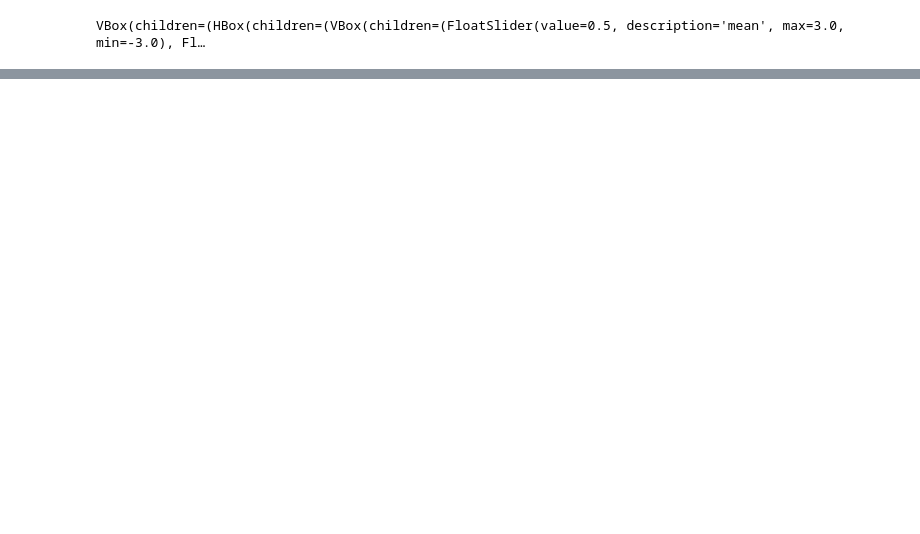
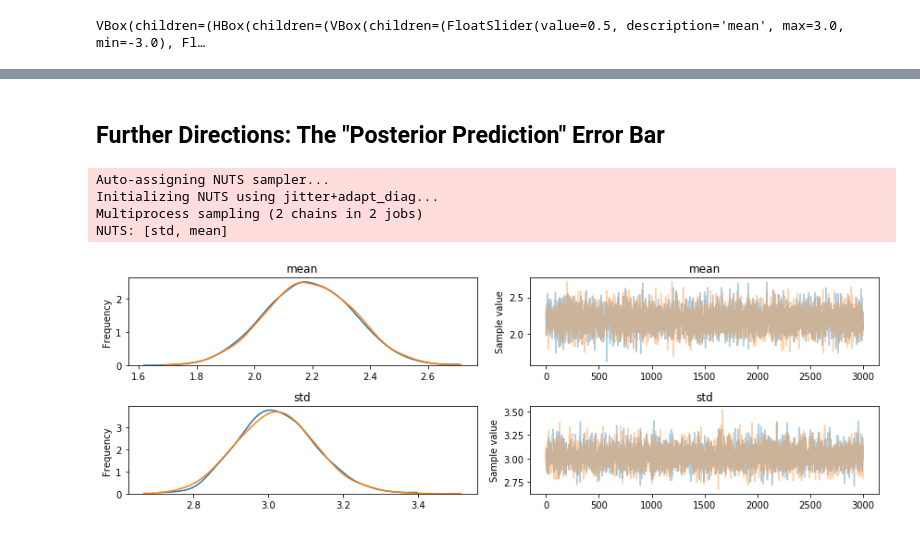
Before and after one commit to nickdelgrosso/ErrorBarsTalk, a Jupyter notebook: ConfidenceInStatisticsTalk.ipynb, the cells around one changed output, grey strips where cells are left out. Cells and saved outputs as stored; diff of their text form; code cells hidden in the pictures; blank space fills up the shorter version.

```diff
--- a/ConfidenceInStatisticsTalk.ipynb
+++ b/ConfidenceInStatisticsTalk.ipynb
@@ -117,0 +146,18 @@ VBox(children=(HBox(children=(VBox(children=(FloatSlider(value=0.5, description=
+# %% [markdown]
+## Further Directions: The "Posterior Prediction" Error Bar
+# %%
+data = stats.norm(2, 3).rvs(400)
+
+with pm.Model():
+    mean = pm.Uniform('mean', lower=-10, upper=10)
+    std = pm.HalfNormal('std', sd=5)
+    y_observed = pm.Normal('y_observed', mu=mean, sd=std, observed=data)
+
+    trace = pm.sample(3000, cores=2, )
+    pm.traceplot(trace);
+# %% [output]
+Auto-assigning NUTS sampler...
+Initializing NUTS using jitter+adapt_diag...
+Multiprocess sampling (2 chains in 2 jobs)
+NUTS: [std, mean]
+[figure, added]
```
Also changed, not shown: parts of 10 cells of this notebook.
